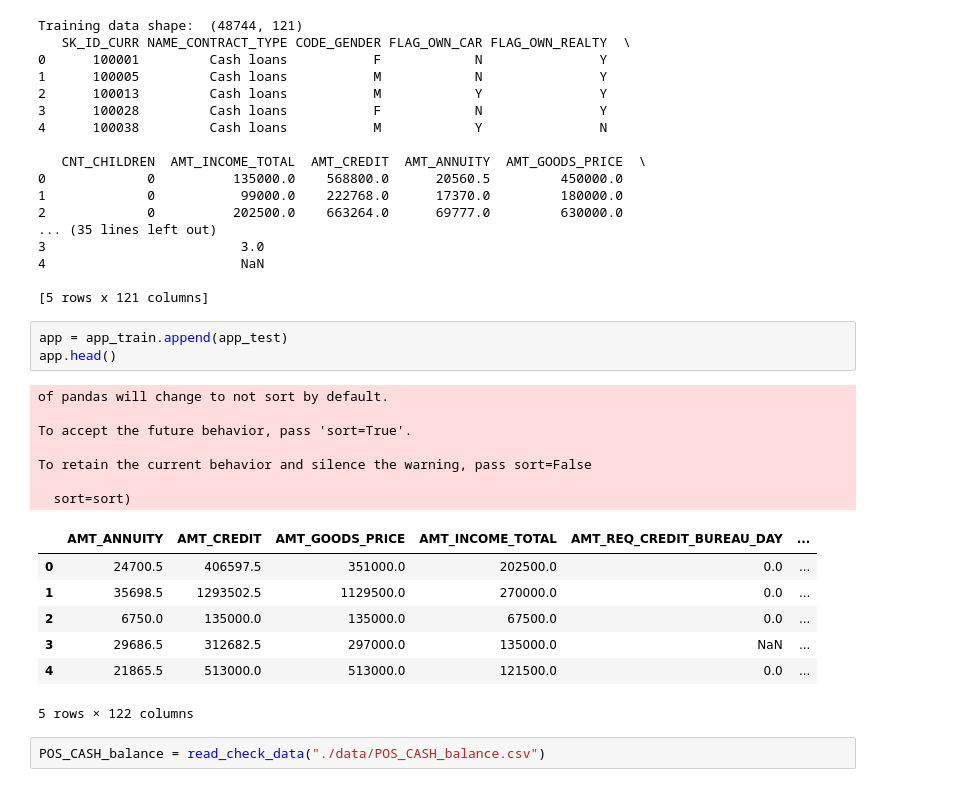
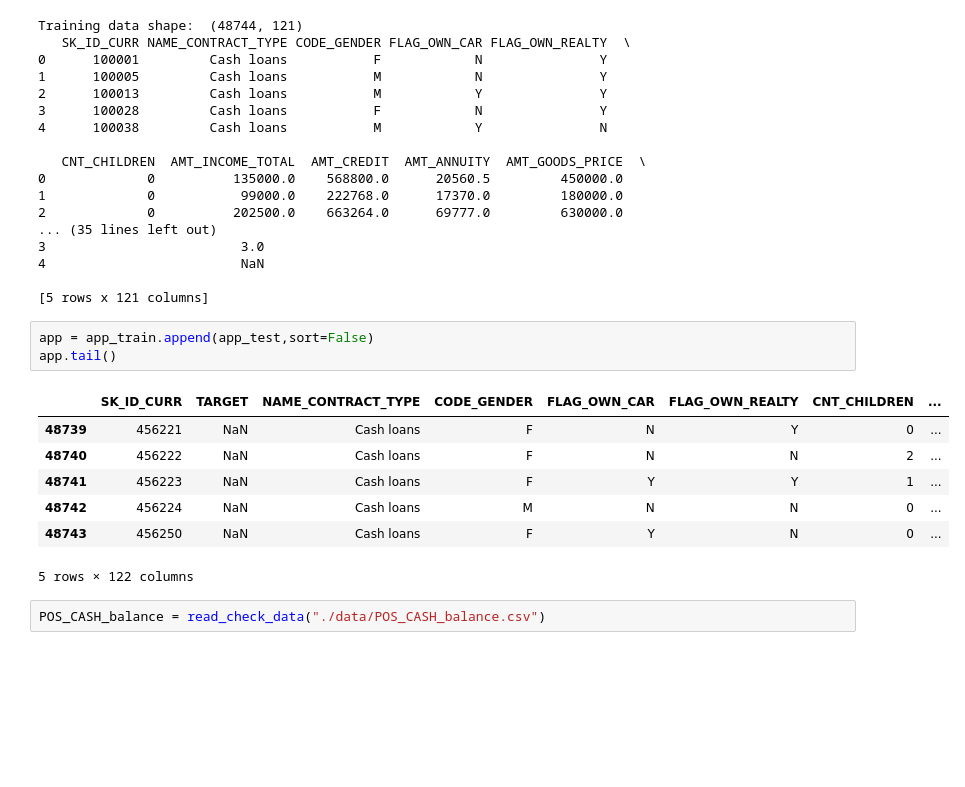
Before and after one commit to haataa/Home-Credit-Default-Risk, a Jupyter notebook: credit_default_predict.ipynb, the cells around one changed output. Saved outputs shown, nothing was run; the diff lists cells and outputs as text; blank space fills up the shorter version.

```diff
--- a/credit_default_predict.ipynb
+++ b/credit_default_predict.ipynb
@@ -68,23 +68,16 @@ Training data shape:  (48744, 121)
 
 [5 rows x 121 columns]
 # %%
-app = app_train.append(app_test)
-app.head()
+app = app_train.append(app_test,sort=False)
+app.tail()
 # %% [output]
+|  | SK_ID_CURR | TARGET | NAME_CONTRACT_TYPE | CODE_GENDER | FLAG_OWN_CAR | FLAG_OWN_REALTY | CNT_CHILDREN | ... |
+| 48739 | 456221 | NaN | Cash loans | F | N | Y | 0 | ... |
+| 48740 | 456222 | NaN | Cash loans | F | N | N | 2 | ... |
+| 48741 | 456223 | NaN | Cash loans | F | Y | Y | 1 | ... |
+| 48742 | 456224 | NaN | Cash loans | M | N | N | 0 | ... |
+| 48743 | 456250 | NaN | Cash loans | F | Y | N | 0 | ... |
-of pandas will change to not sort by default.
-
-To accept the future behavior, pass 'sort=True'.
-
-To retain the current behavior and silence the warning, pass sort=False
-
-  sort=sort)
+5 rows × 122 columns
-|  | AMT_ANNUITY | AMT_CREDIT | AMT_GOODS_PRICE | AMT_INCOME_TOTAL | AMT_REQ_CREDIT_BUREAU_DAY | ... |
-| 0 | 24700.5 | 406597.5 | 351000.0 | 202500.0 | 0.0 | ... |
-| 1 | 35698.5 | 1293502.5 | 1129500.0 | 270000.0 | 0.0 | ... |
-| 2 | 6750.0 | 135000.0 | 135000.0 | 67500.0 | 0.0 | ... |
-| 3 | 29686.5 | 312682.5 | 297000.0 | 135000.0 | NaN | ... |
-| 4 | 21865.5 | 513000.0 | 513000.0 | 121500.0 | 0.0 | ... |
-5 rows × 122 columns
 # %%
 POS_CASH_balance = read_check_data("./data/POS_CASH_balance.csv")
 # %% [output]
```
Also changed, not shown: parts of 12 cells of this notebook.
